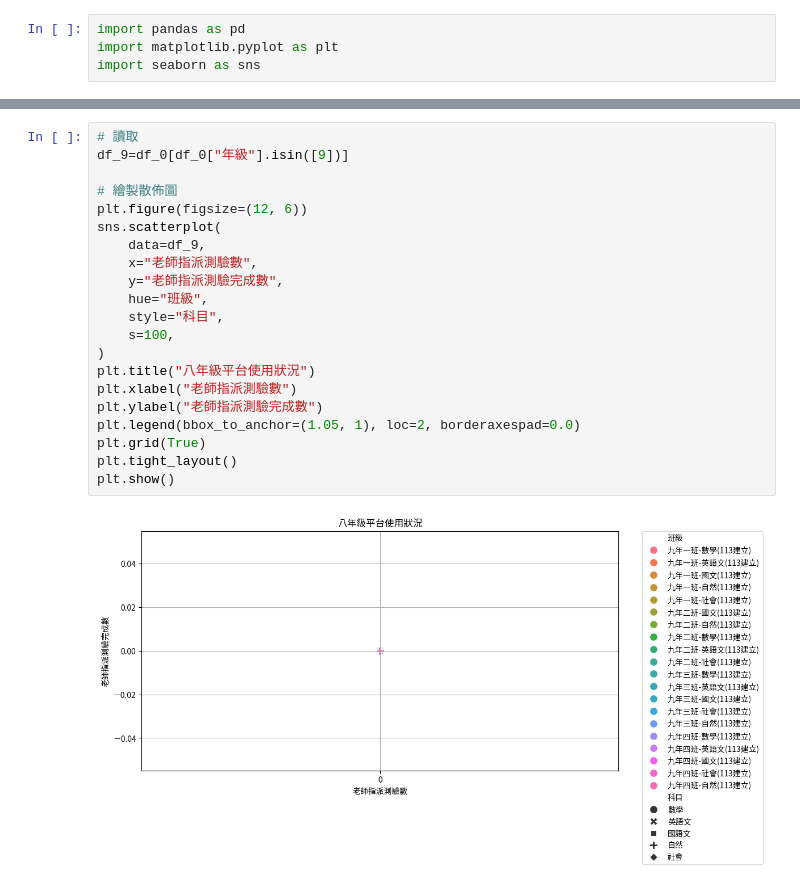
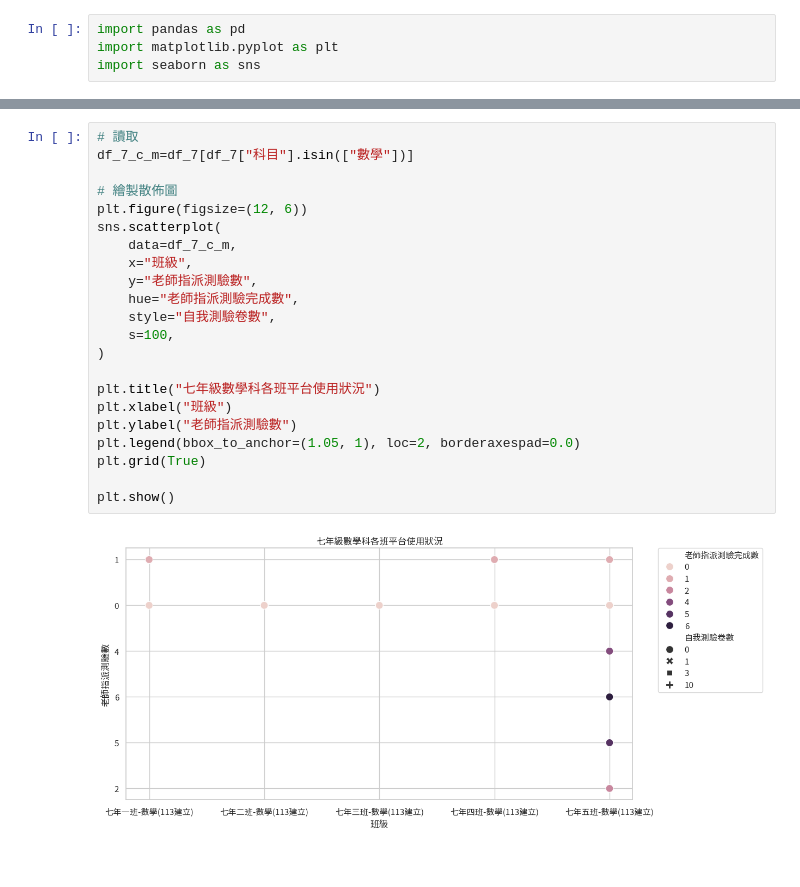
Before and after one commit to Emily-Hsu2004/edu-data-mining-, a Jupyter notebook: 練習/week3-課堂練習1.ipynb, the cells around one changed output, grey strips where cells are left out. Saved outputs shown, nothing was run; the diff lists cells and outputs as text.

```diff
--- a/練習/week3-課堂練習1.ipynb
+++ b/練習/week3-課堂練習1.ipynb
@@ -149,23 +180,24 @@ plt.show()
 # %%
 # 讀取
-df_9=df_0[df_0["年級"].isin([9])]
+df_7_c_m=df_7[df_7["科目"].isin(["數學"])]
 
 # 繪製散佈圖
 plt.figure(figsize=(12, 6))
 sns.scatterplot(
-    data=df_9,
-    x="老師指派測驗數",
-    y="老師指派測驗完成數",
-    hue="班級",
-    style="科目",
+    data=df_7_c_m,
+    x="班級",
+    y="老師指派測驗數",
+    hue="老師指派測驗完成數",
+    style="自我測驗卷數",
     s=100,
 )
-plt.title("八年級平台使用狀況")
-plt.xlabel("老師指派測驗數")
-plt.ylabel("老師指派測驗完成數")
+
+plt.title("七年級數學科各班平台使用狀況")
+plt.xlabel("班級")
+plt.ylabel("老師指派測驗數")
 plt.legend(bbox_to_anchor=(1.05, 1), loc=2, borderaxespad=0.0)
 plt.grid(True)
-plt.tight_layout()
+
 plt.show()
 # %% [output]
-[figure, old version]
+[figure, new version]
```
Also changed, not shown: parts of 15 cells of this notebook.
